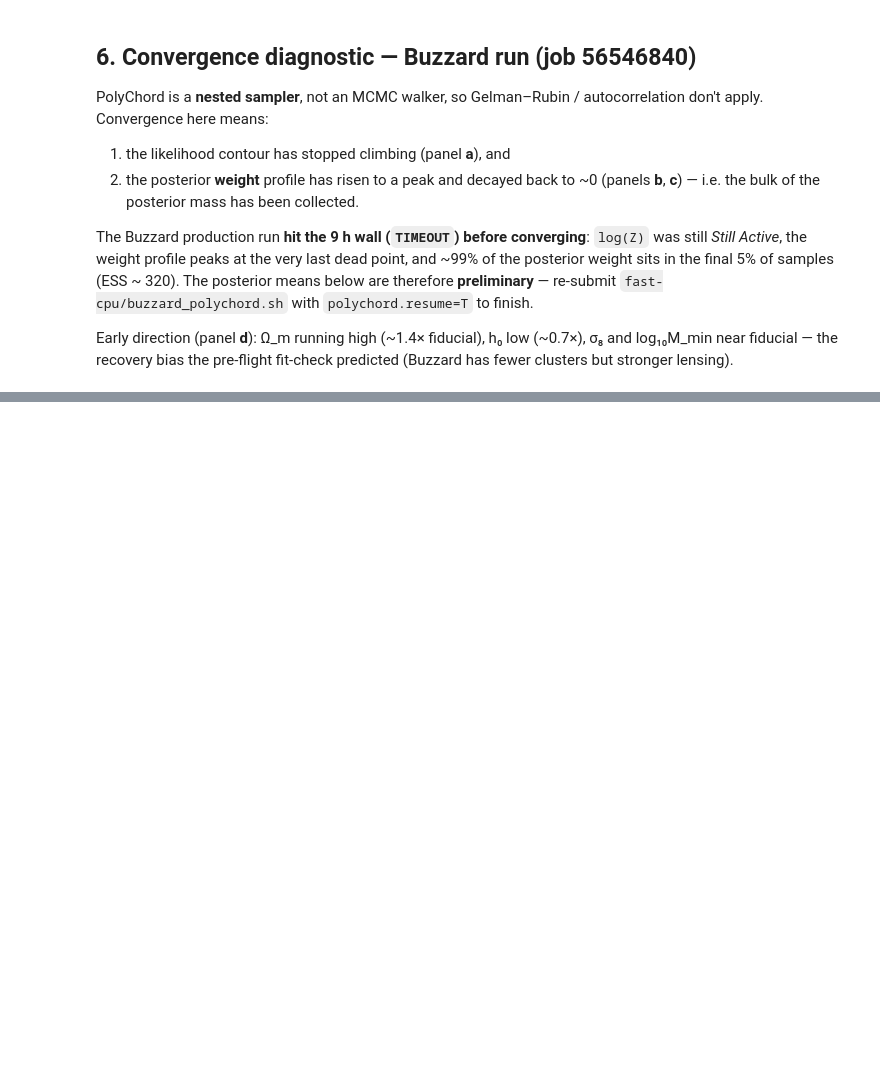
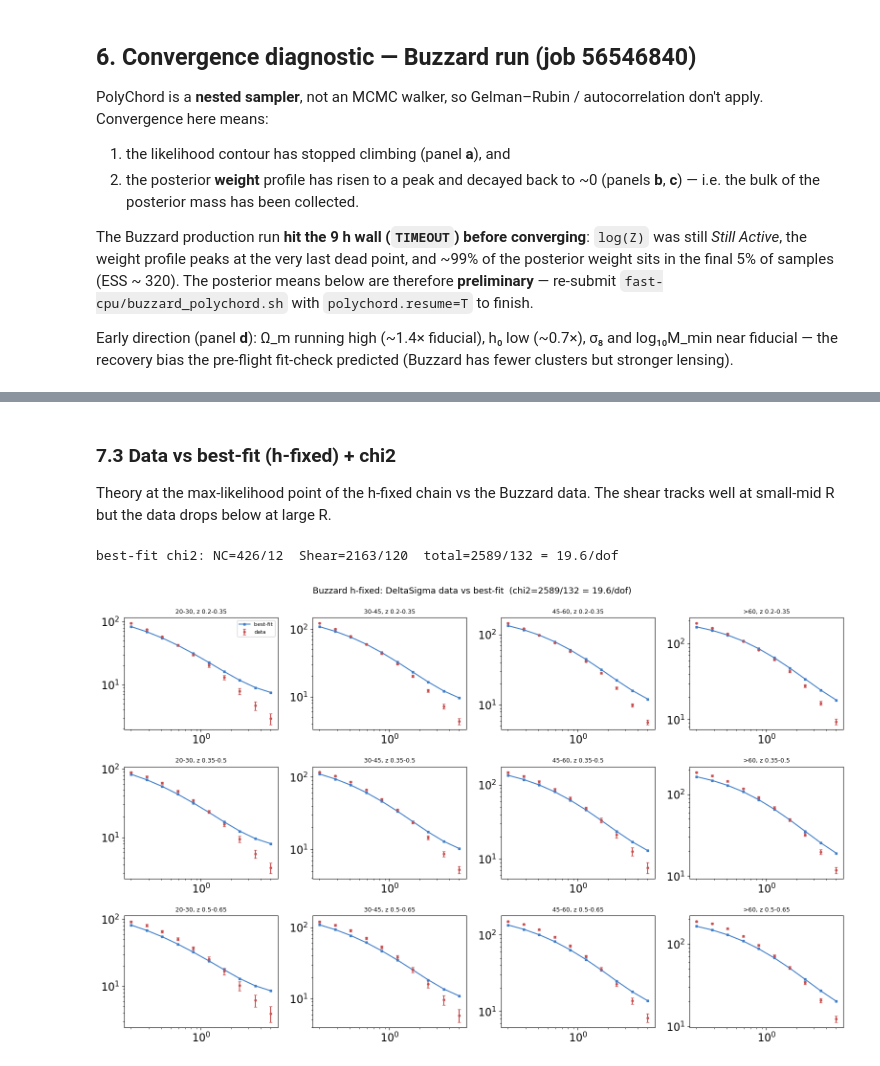
Before and after one commit to estevesjh/des-cluster-nersc, a Jupyter notebook: chains/Plot_Polychord_widePlanck_Chains.ipynb, the cells around one changed output, grey strips where cells are left out. Cells and saved outputs as stored; diff of their text form; code cells hidden in the pictures; blank space fills up the shorter version.

```diff
--- a/chains/Plot_Polychord_widePlanck_Chains.ipynb
+++ b/chains/Plot_Polychord_widePlanck_Chains.ipynb
@@ -326,0 +385,32 @@ plt.show()
+# %% [markdown]
+### 7.3 Data vs best-fit (h-fixed) + chi2
+
+Theory at the max-likelihood point of the h-fixed chain vs the Buzzard data.
+The shear tracks well at small-mid R but the data drops below at large R.
+# %%
+DVH = '/pscratch/sd/j/jesteves/github/des-cluster-nersc/data/mock/dv_buzzard_jkcov_hfix.npz'
+BF = f'{CH}/buzzard_hfix/bestfit_test'
+_col = lambda s: np.loadtxt(f'{BF}/{s}/vals.txt', comments='#').ravel()
+dvh = np.load(DVH)
+dNC, dSH = dvh['data_NC'].astype(float), dvh['data_Shear'].astype(float)
+icNC, icSH = dvh['invcov_NC'].astype(float), dvh['invcov_Shear'].astype(float)
+sNC = np.sqrt(np.diag(np.linalg.inv(icNC))); sSH = np.sqrt(np.diag(np.linalg.inv(icSH)))
+tNC = _col('numcountssel'); tSH = _col('shear1hmissel')/np.repeat(tNC, N_R) + _col('shear_prj')
+chi2NC = float((dNC-tNC)@icNC@(dNC-tNC)); chi2SH = float((dSH-tSH)@icSH@(dSH-tSH))
+print(f'best-fit chi2: NC={chi2NC:.0f}/12  Shear={chi2SH:.0f}/120  '
+      f'total={chi2NC+chi2SH:.0f}/132 = {(chi2NC+chi2SH)/132:.1f}/dof')
+
+LBD=['20-30','30-45','45-60','>60']; ZED=['0.2-0.35','0.35-0.5','0.5-0.65']
+dg,tg,sg = dSH.reshape(12,N_R), tSH.reshape(12,N_R), sSH.reshape(12,N_R)
+fig,axs = plt.subplots(3,4,figsize=(16,10))
+for b,ax in enumerate(axs.flat):
+    ax.errorbar(radii, dg[b], yerr=sg[b], fmt='o', ms=3, color='#c94f4f', capsize=2, label='data')
+    ax.plot(radii, tg[b], 's-', ms=3, color='#3d7dc9', label='best-fit')
+    ax.set_xscale('log'); ax.set_yscale('log'); ax.set_title(f'{LBD[b%4]}, z {ZED[b//4]}', fontsize=9)
+    if b==0: ax.legend(fontsize=8)
+fig.suptitle(f'Buzzard h-fixed: DeltaSigma data vs best-fit  '
+             f'(chi2={chi2NC+chi2SH:.0f}/132 = {(chi2NC+chi2SH)/132:.1f}/dof)', fontsize=13)
+plt.tight_layout(); plt.savefig('./buzzard_hfix_data_vs_bestfit.png', dpi=140, bbox_inches='tight'); plt.show()
+# %% [output]
+best-fit chi2: NC=426/12  Shear=2163/120  total=2589/132 = 19.6/dof
+[figure, added]
```
Also changed, not shown: parts of 10 cells of this notebook, 11 other files.
